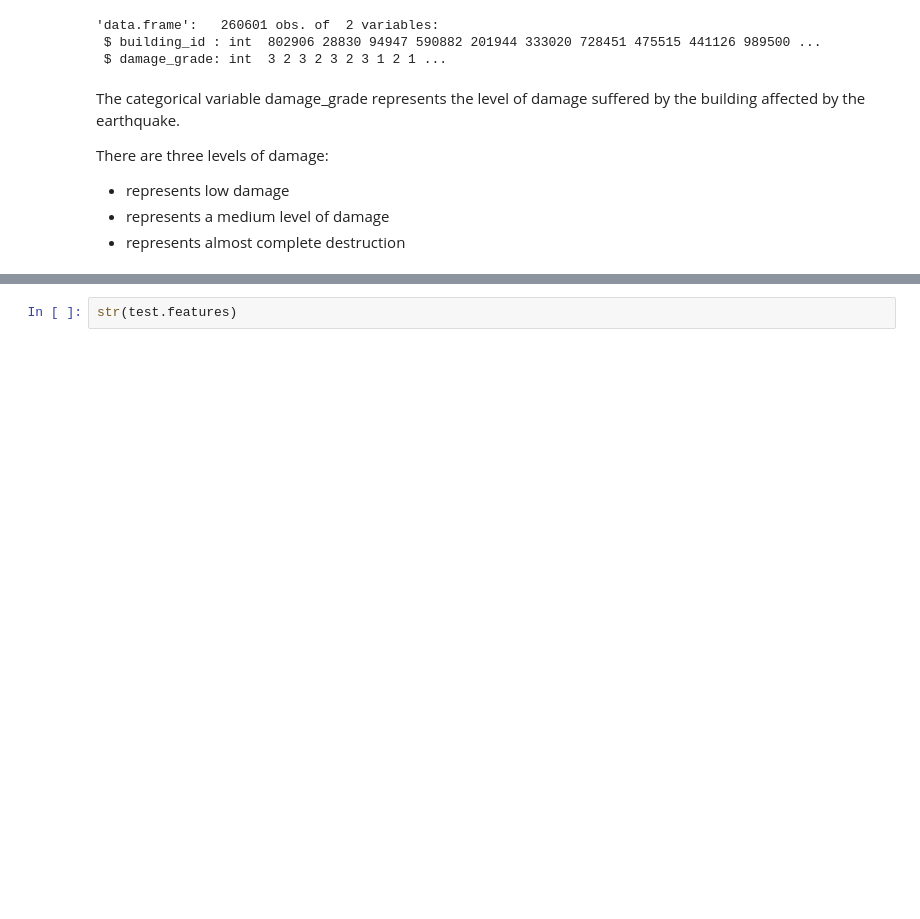
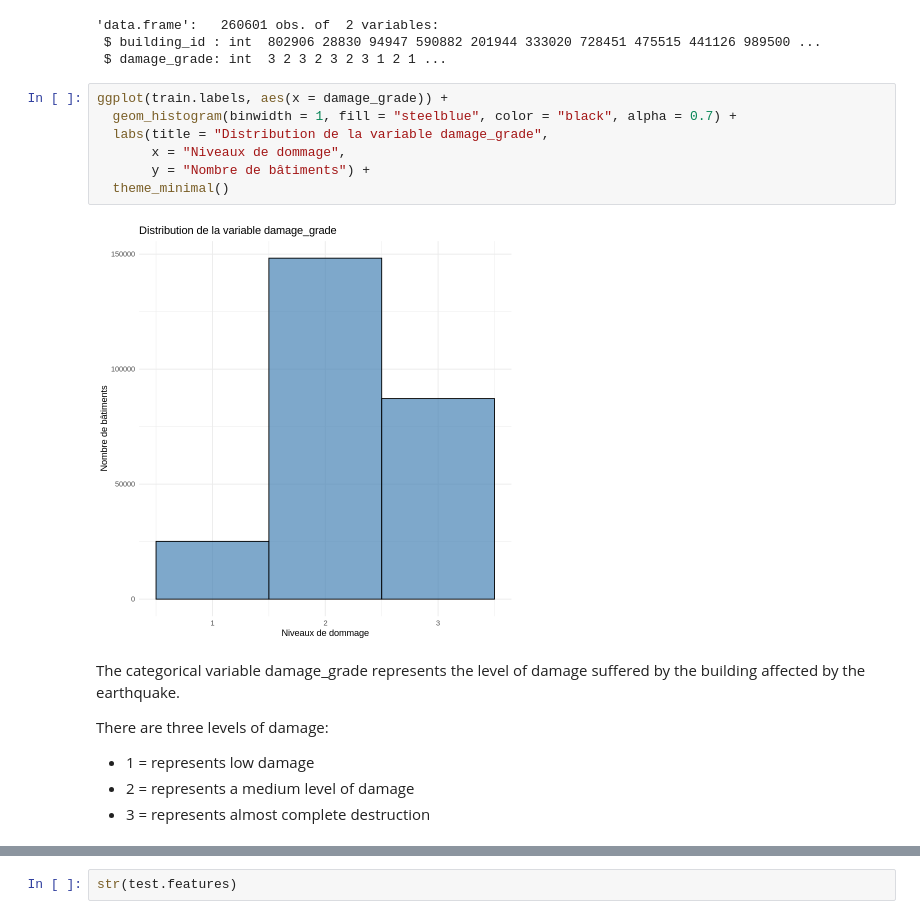
Before and after one commit to cedric-bit/MLP, a Jupyter notebook: LEDKDC.ipynb, the cells around one changed output, grey strips where cells are left out. Saved outputs shown, nothing was run; the diff lists cells and outputs as text; blank space fills up the shorter version.

```diff
--- a/LEDKDC.ipynb
+++ b/LEDKDC.ipynb
@@ -43,14 +46,23 @@ str(train.labels)
 'data.frame':   260601 obs. of  2 variables:
  $ building_id : int  802906 28830 94947 590882 201944 333020 728451 475515 441126 989500 ...
  $ damage_grade: int  3 2 3 2 3 2 3 1 2 1 ...
+# %%
+ggplot(train.labels, aes(x = damage_grade)) +
+  geom_histogram(binwidth = 1, fill = "steelblue", color = "black", alpha = 0.7) +
+  labs(title = "Distribution de la variable damage_grade",
+       x = "Niveaux de dommage",
+       y = "Nombre de bâtiments") +
+  theme_minimal()
+# %% [output]
+[figure, added]
 # %% [markdown]
 The categorical variable damage_grade represents the level of damage suffered by the building affected by the earthquake.
 
 There are three levels of damage:
 
-* represents low damage
-* represents a medium level of damage
-* represents almost complete destruction
+* 1 = represents low damage
+* 2 = represents a medium level of damage
+* 3 = represents almost complete destruction
 # %%
 str(train.features)
 # %% [output]
```
Also changed, not shown: parts of 8 cells of this notebook.
